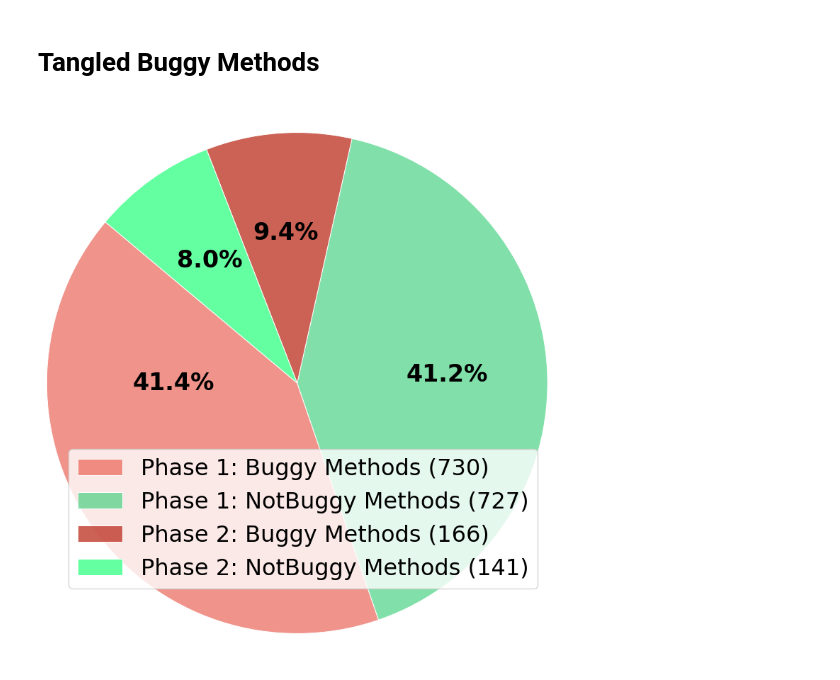
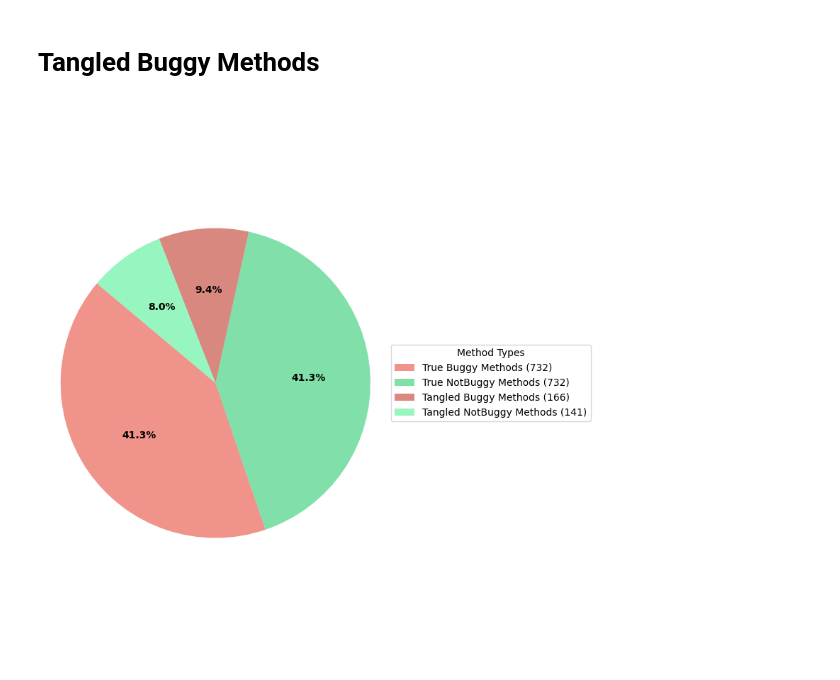
Before and after one commit to SQMLab/Tangled, a Jupyter notebook: GoldSetCreator.ipynb, the cells around one changed output. Drawn from its saved outputs; the diff is of its cells as text; code cells hidden in the pictures.

```diff
--- a/GoldSetCreator.ipynb
+++ b/GoldSetCreator.ipynb
@@ -159,60 +159,38 @@ tangled_buggy_methods.to_csv("./data/TangledBuggyMethods.csv", index=False)
 # %%
 import matplotlib.pyplot as plt
 
 # Data
-labels = [
-    "Phase 1: Buggy Methods",
-    "Phase 1: NotBuggy Methods",
-    "Phase 2: Buggy Methods",
-    "Phase 2: NotBuggy Methods",
-]
-sizes = [730, 727, 166, 141]
+labels = ['True Buggy Methods', 'True NotBuggy Methods', 'Tangled Buggy Methods', 'Tangled NotBuggy Methods']
+sizes = [732, 732, 166, 141]
 
 # Combine label with actual value for legend
 legend_labels = [f"{label} ({value})" for label, value in zip(labels, sizes)]
 
 # Softer red/green shades with opacity (RGBA)
 colors = [
-    (231 / 255, 76 / 255, 60 / 255, 0.6),  # Light red
-    (46 / 255, 204 / 255, 113 / 255, 0.6),  # Light green
-    (192 / 255, 57 / 255, 43 / 255, 0.8),  # Deeper red
-    (82 / 255, 255 / 255, 150 / 255, 0.9),  # Deeper green
+    (231/255, 76/255, 60/255, 0.6),   # Light red
+    (46/255, 204/255, 113/255, 0.6),  # Light green
+    (192/255, 57/255, 43/255, 0.6),   # Deeper red
+    (82/255, 239/255, 150/255, 0.6)   # Deeper green
 ]
-explode = (0, 0, 0.1, 0.1)
+
 # Create Pie Chart without inside labels
 plt.figure(figsize=(8, 8))
 wedges, _, autotexts = plt.pie(
-    sizes,
-    radius=0.01,
-    labels=[None] * len(labels),
-    autopct="%1.1f%%",
-    startangle=140,
-    colors=colors,
-    wedgeprops={"linewidth": 0.7, "edgecolor": "white"},
-    textprops=dict(ha="center", va="center", fontsize=24, color="black", fontweight="bold"),
+    sizes, labels=[None]*len(labels), autopct='%1.1f%%',
+    startangle=140, colors=colors
 )
 
-autotexts[0].set_y(0)
+# Add a legend with actual values
+plt.legend(wedges, legend_labels, title='Method Types', loc='upper right', bbox_to_anchor=(1, 0.5))
 
-# Add a legend with actual values
-plt.legend(
-    wedges,
-    legend_labels,
-    title="",
-    loc="upper right",
-    bbox_to_anchor=(1, 0.4),
-    fontsize=23,
-)
-plt.margins(0, 0)
-plt.axis("equal")
+# Format percentage text
+for text in autotexts:
+    text.set_color('black')
+    text.set_fontweight('bold')
+
+plt.axis('equal')
 plt.tight_layout()
-plt.savefig(
-    "./Results/buggy_methods_distribution.pdf",
-    format="pdf",
-    dpi=300,
-    bbox_inches="tight",
-    pad_inches=0
-)
 plt.show()
 # %% [output]
-[figure, old version]
+[figure, new version]
```
